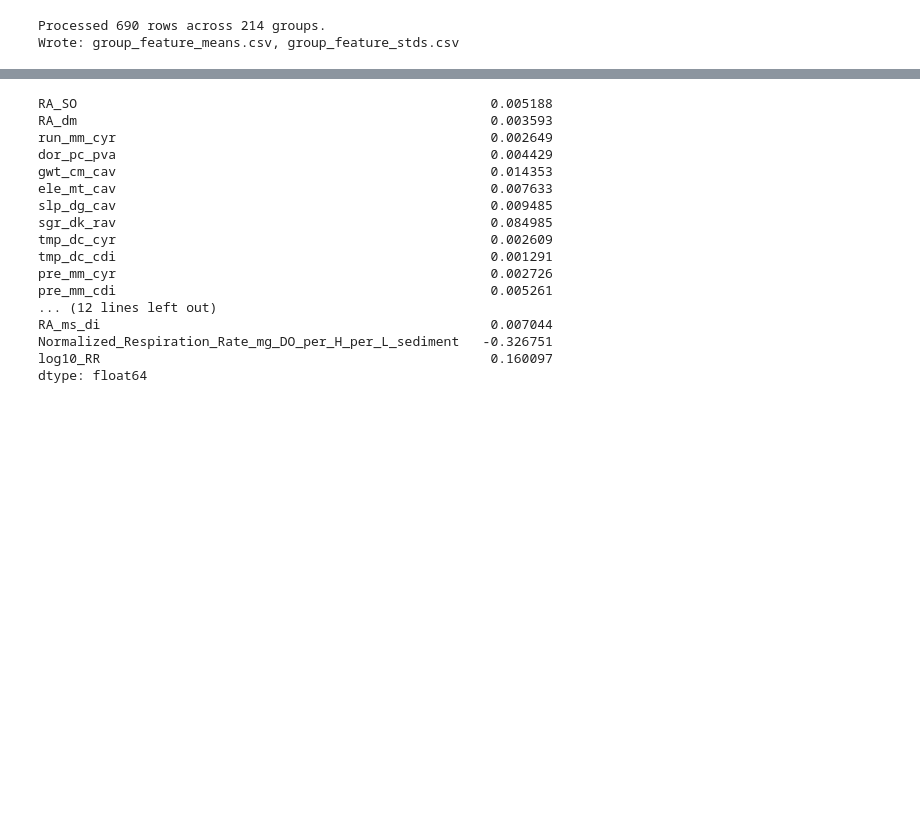
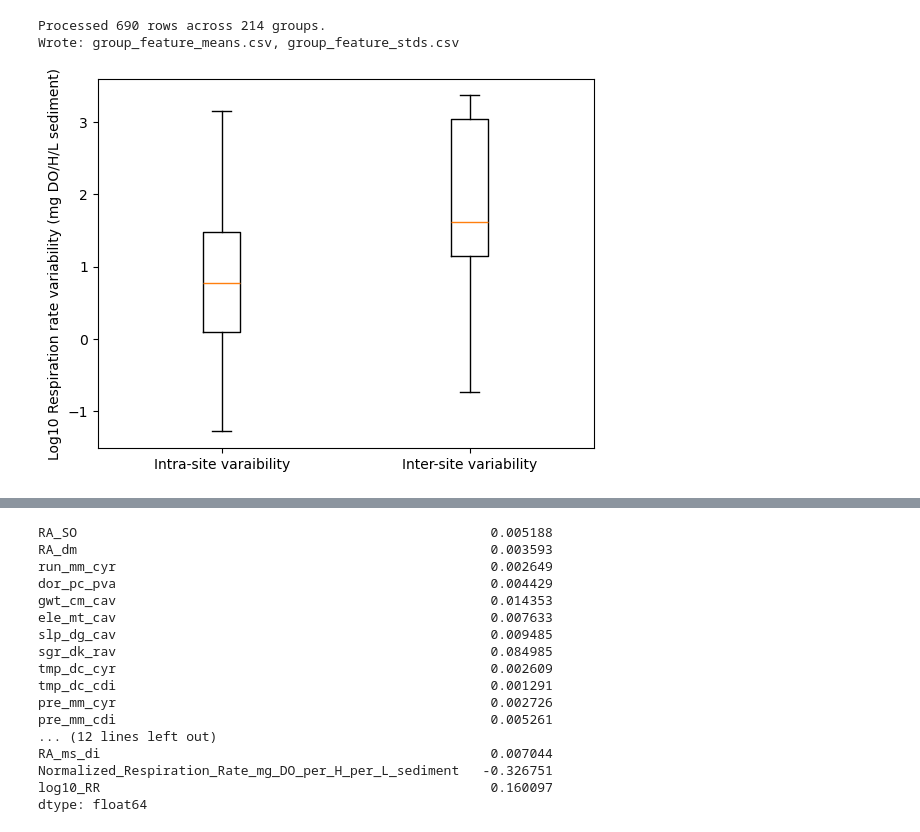
Before and after one commit to WHONDRS-Hub/ICON-ModEx_Open_Manuscript, a Jupyter notebook: fig-group-variance/explore-feature-variability.ipynb, the cells around one changed output, grey strips where cells are left out. Saved outputs shown, nothing was run; the diff lists cells and outputs as text; code cells hidden in the pictures; blank space fills up the shorter version.

Commit message:
Add side by side box plots of the variances

```diff
--- a/fig-group-variance/explore-feature-variability.ipynb
+++ b/fig-group-variance/explore-feature-variability.ipynb
@@ -44,3 +47,24 @@ print("Wrote: group_feature_means.csv, group_feature_stds.csv")
 # %% [output]
 Processed 690 rows across 214 groups.
 Wrote: group_feature_means.csv, group_feature_stds.csv
+# %%
+# Compute inter-site variances with MC bootstrapping
+# For each iteration, pull three random samples ensuring
+# that each sample comes only from one group.
+num_iterations = 1000
+list_inter_site_variances = []
+for count in range(num_iterations - 1):
+    sample = features[features["gid"].isin(pd.Series(features["gid"].unique()).sample(3).values)].groupby("gid").sample(1)
+    list_inter_site_variances.append(sample.std()["Normalized_Respiration_Rate_mg_DO_per_H_per_L_sediment"])
+# %%
+not_nan_flag = ~np.isnan(stds["Normalized_Respiration_Rate_mg_DO_per_H_per_L_sediment"].values)
+data_to_plot = [
+    np.log10(stds["Normalized_Respiration_Rate_mg_DO_per_H_per_L_sediment"].values[not_nan_flag]),
+    np.log10(list_inter_site_variances)
+]
+labels_to_plot = ["Intra-site varaibility", "Inter-site variability"]
+plt.boxplot(data_to_plot, tick_labels=labels_to_plot)
+plt.ylabel('Log10 Respiration rate variability (mg DO/H/L sediment)')
+plt.show()
+# %% [output]
+[figure, added]
```
Also changed, not shown: parts of 4 cells of this notebook.
